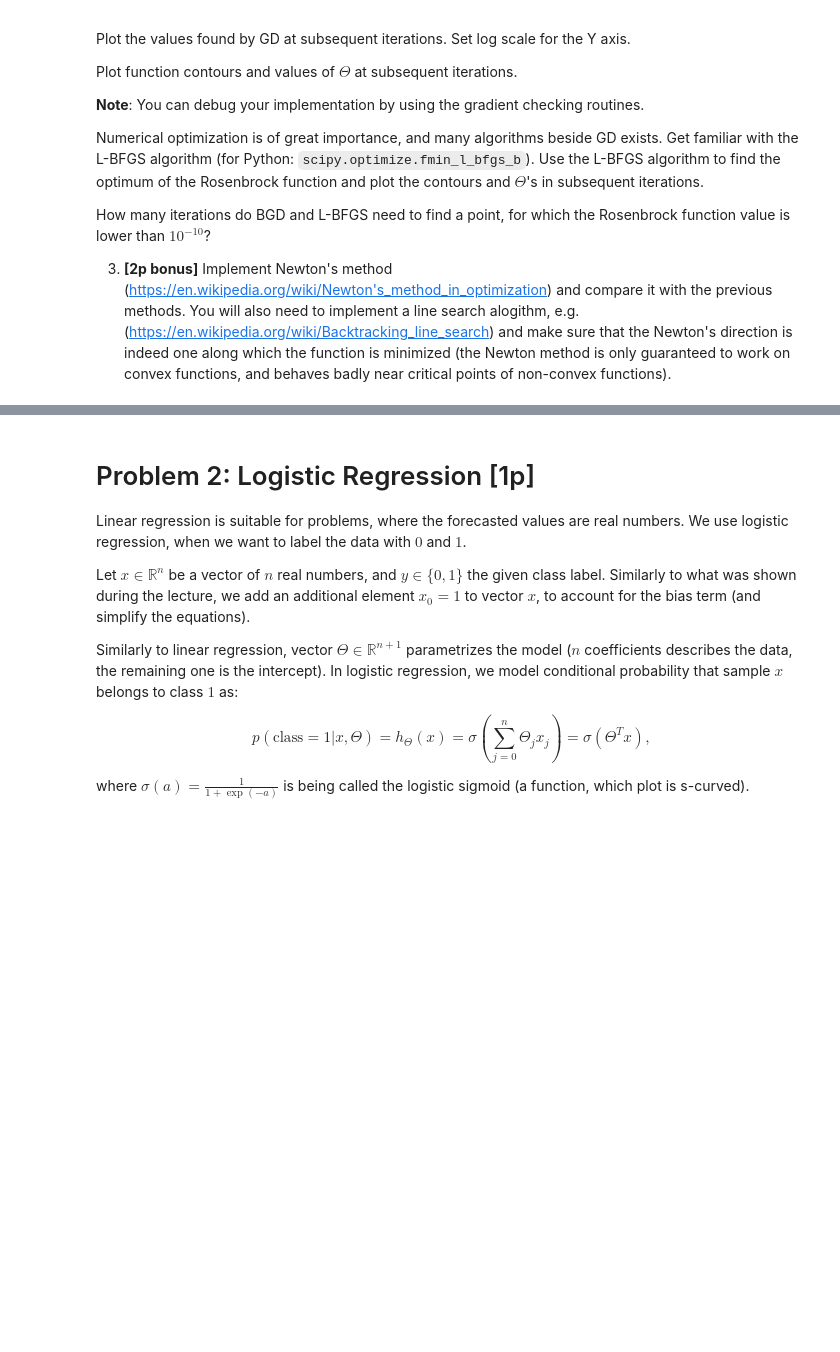
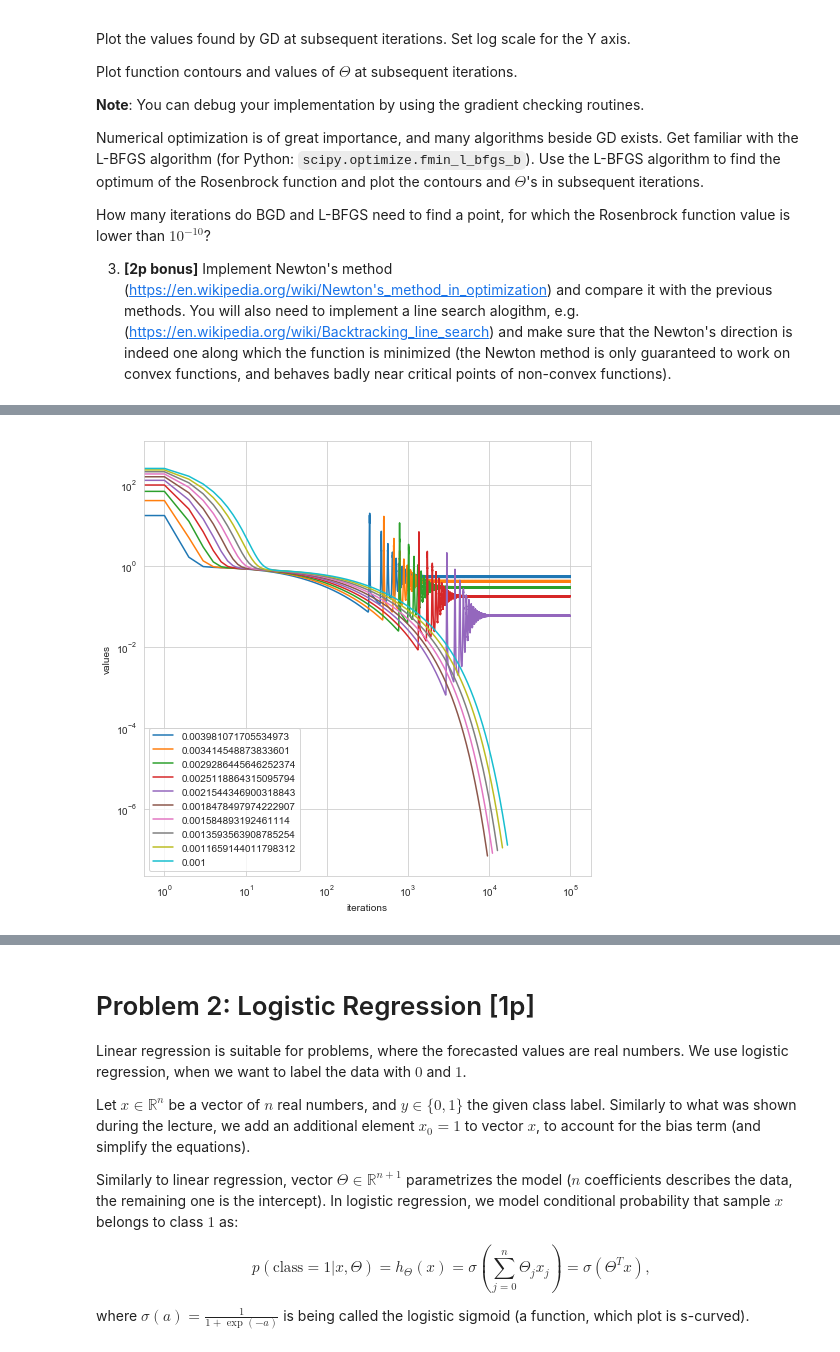
Before and after one commit to derenio/nn_assignments, a Jupyter notebook: assignment3/Assignment3_solution.ipynb, the cells around one changed output, grey strips where cells are left out. Cells and saved outputs as stored; diff of their text form; code cells hidden in the pictures; blank space fills up the shorter version.

```diff
--- a/assignment3/Assignment3_solution.ipynb
+++ b/assignment3/Assignment3_solution.ipynb
@@ -167,3 +198,24 @@ def GD(f, Theta0, alpha, stop_tolerance=1e-10, max_steps=1000000):
+# %%
+# Plot the alphas
+import itertools
+
+fig1 = plt.figure(figsize=(8, 8))
+plt.xscale("log")
+plt.yscale("log")
+plt.xlabel("iterations")
+plt.ylabel("values")
+
+#alpha_results.sort()
+top_alphas = alpha_results#[:10]
+bottom_alphas = []#alpha_results[-5:]
+for steps, alpha, Xhist in itertools.chain(top_alphas, bottom_alphas):
+    iterations = np.arange(len(Xhist))
+    values = np.array(Xhist, dtype=object)[:, 1, 0]
+    plt.plot(iterations, values, label=alpha)
+plt.legend()
+None
+# %% [output]
+[figure, added]
 # %%
 #
 # Find the optimum
```
Also changed, not shown: parts of 35 cells of this notebook.
